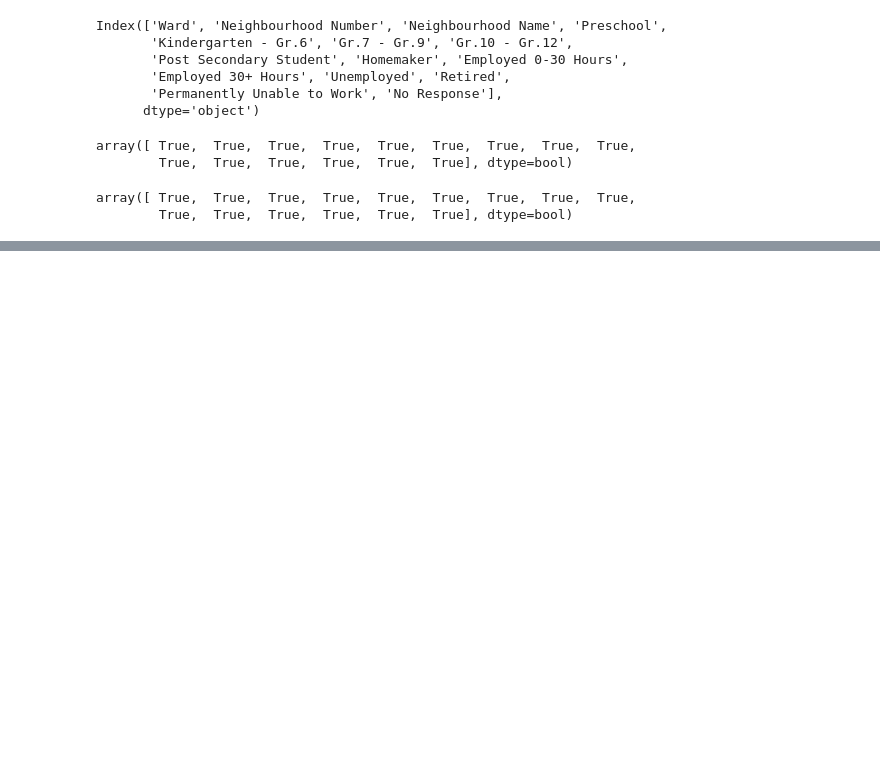
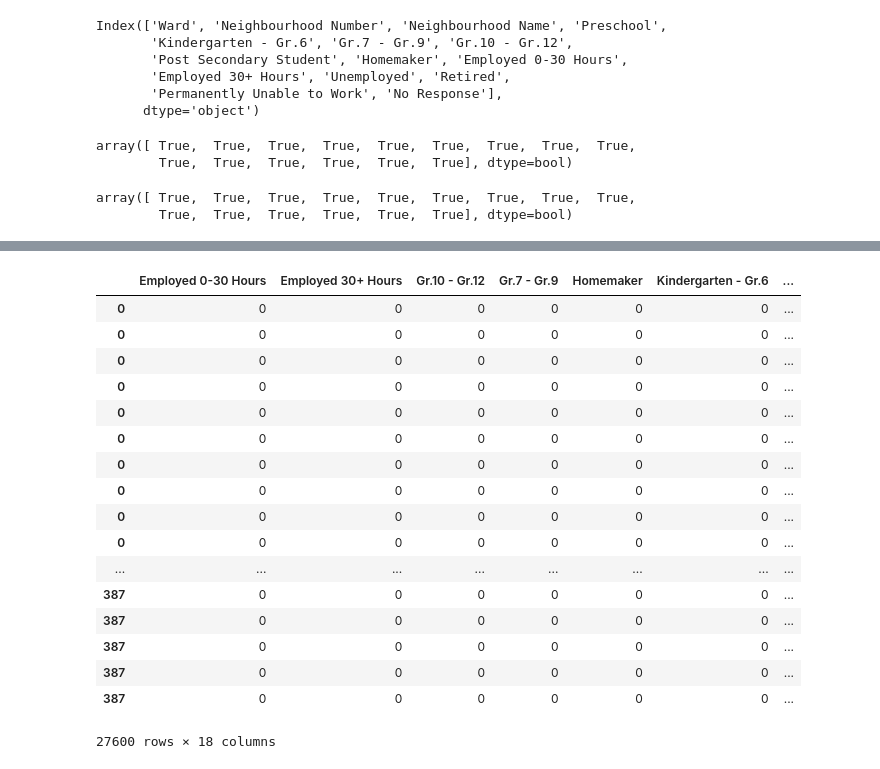
Before and after one commit to koosha/crime-analytics, a Jupyter notebook: code/Merging_Population_By_Employment.ipynb, the cells around one changed output, grey strips where cells are left out. Drawn from its saved outputs; the diff is of its cells as text; code cells hidden in the pictures; blank space fills up the shorter version.

```diff
--- a/code/Merging_Population_By_Employment.ipynb
+++ b/code/Merging_Population_By_Employment.ipynb
@@ -55,3 +55,10 @@ df2016 = build(df2016, 2016)
 final_df = pd.DataFrame()
 final_df = final_df.append(df2011).append(df2012).append(df2013).append(df2014).append(df2015).append(df2016)
 final_df = final_df.rename(columns={'No Response': 'No Response(Employment)'})
+# %%
+for i in final_df.columns:
+    try:
+        final_df[i] = final_df[i].astype('int64')
+        print(i, 'is an int64 column')
+    except:
+        print(i, 'is not an int64 column')
@@ -57,0 +84,21 @@ final_df = final_df.rename(columns={'No Response': 'No Response(Employment)'})
+# %%
+final_df
+# %% [output]
+|  | Employed 0-30 Hours | Employed 30+ Hours | Gr.10 - Gr.12 | Gr.7 - Gr.9 | Homemaker | Kindergarten - Gr.6 | ... |
+| 0 | 0 | 0 | 0 | 0 | 0 | 0 | ... |
+| 0 | 0 | 0 | 0 | 0 | 0 | 0 | ... |
+| 0 | 0 | 0 | 0 | 0 | 0 | 0 | ... |
+| 0 | 0 | 0 | 0 | 0 | 0 | 0 | ... |
+| 0 | 0 | 0 | 0 | 0 | 0 | 0 | ... |
+| 0 | 0 | 0 | 0 | 0 | 0 | 0 | ... |
+| 0 | 0 | 0 | 0 | 0 | 0 | 0 | ... |
+| 0 | 0 | 0 | 0 | 0 | 0 | 0 | ... |
+| 0 | 0 | 0 | 0 | 0 | 0 | 0 | ... |
+| 0 | 0 | 0 | 0 | 0 | 0 | 0 | ... |
+| ... | ... | ... | ... | ... | ... | ... | ... |
+| 387 | 0 | 0 | 0 | 0 | 0 | 0 | ... |
+| 387 | 0 | 0 | 0 | 0 | 0 | 0 | ... |
+| 387 | 0 | 0 | 0 | 0 | 0 | 0 | ... |
+| 387 | 0 | 0 | 0 | 0 | 0 | 0 | ... |
+| 387 | 0 | 0 | 0 | 0 | 0 | 0 | ... |
+27600 rows × 18 columns
```
Also changed, not shown: parts of 3 cells of this notebook, 2 other files.
